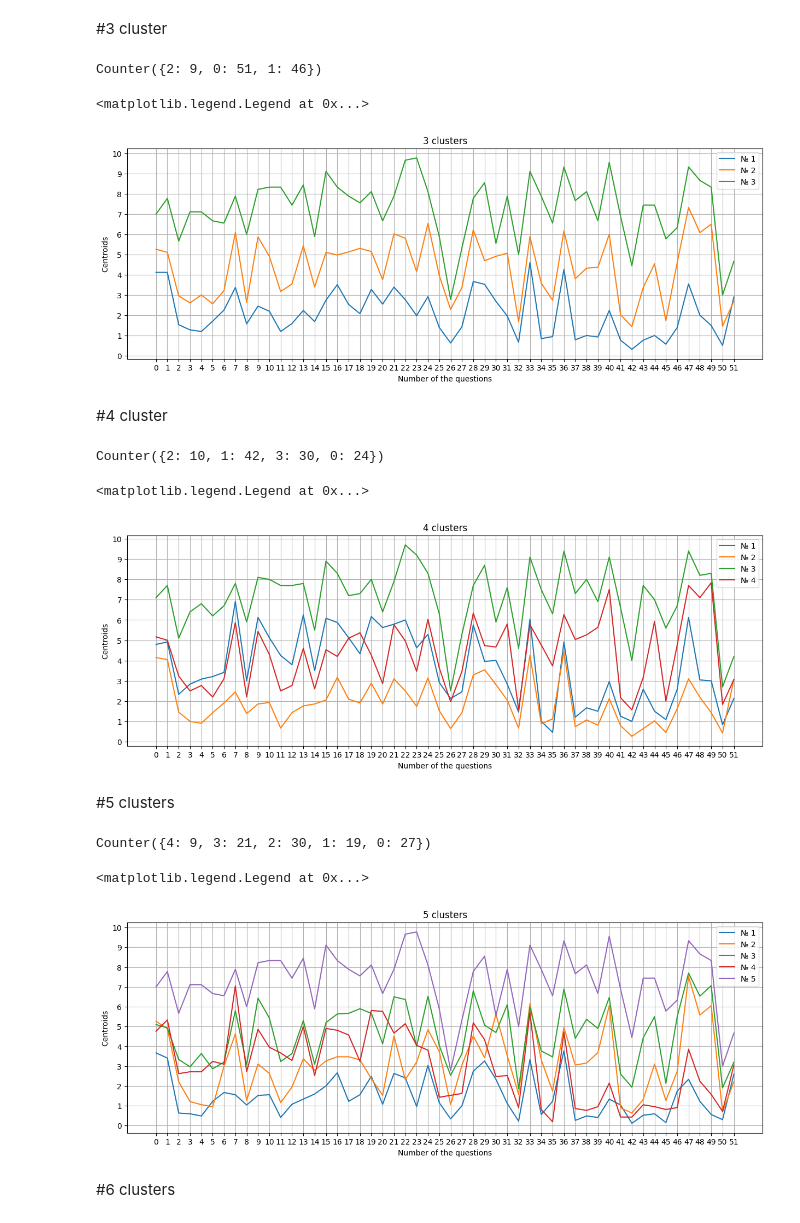
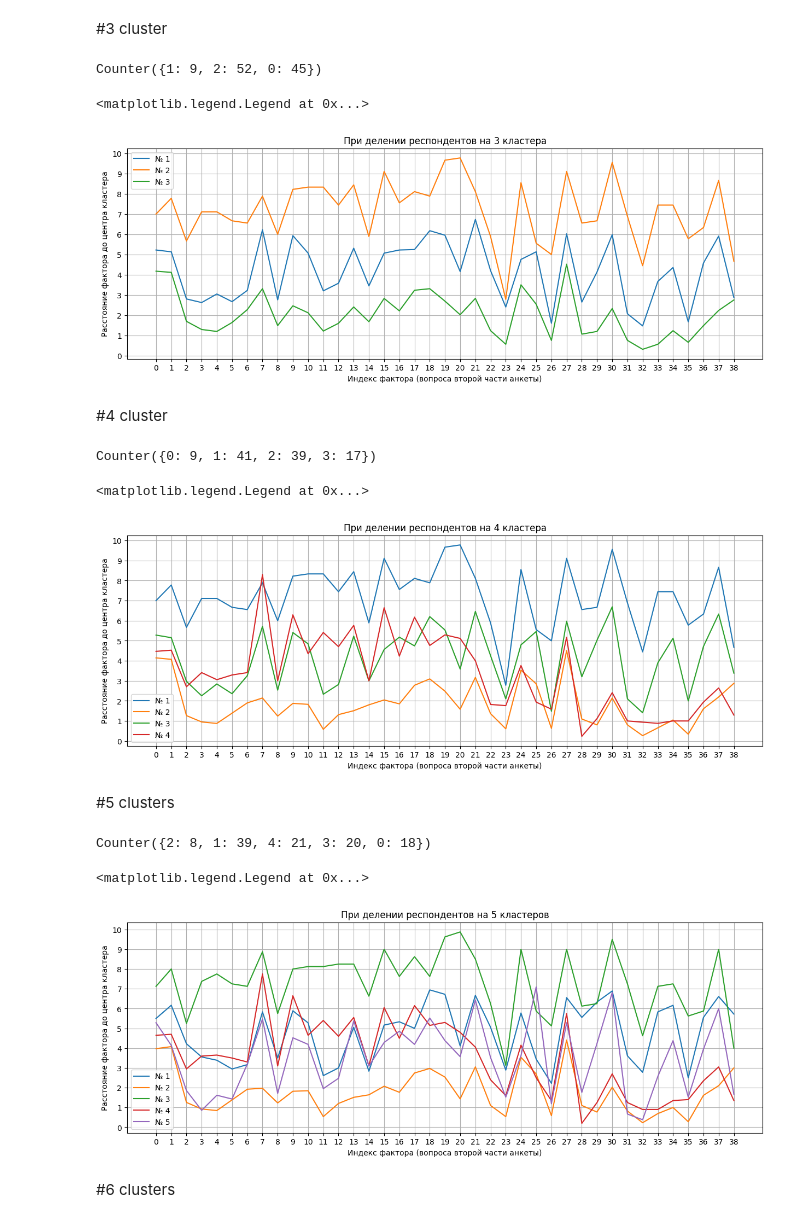
Before and after one commit to Viktory4121/Diploma, a Jupyter notebook: cluster.ipynb, the cells around one changed output. Cells and saved outputs as stored; diff of their text form; code cells hidden in the pictures.

```diff
--- a/cluster.ipynb
+++ b/cluster.ipynb
@@ -43,5 +43,6 @@ pdata
 | 105 | 20 | 4 | 4 | 1 | 1 | ... |
 106 rows × 54 columns
 # %%
-#таблица с ответами только из 2й части анкеты
-x = np.array(pdata[pdata.columns[1:53]]).copy()
+#таблица с ответами только из 2й части анкеты (52 СТОЛБЦА)
+x = np.array(pdata[pdata.columns[1:53]].copy())
+x
@@ -47,0 +57,5 @@ x = np.array(pdata[pdata.columns[1:53]]).copy()
+# %%
+#удаление 13 значимых и малозначимых вопросов из выборки под индексами: [16,17,20,27,28,31,34,36,37,38,47,49,50]
+#39 столбцов стало
+x = np.delete(x, [16,17,20,27,28,31,34,36,37,38,47,49,50], 1)
+x
@@ -51,0 +83,13 @@ x = np.array(pdata[pdata.columns[1:53]]).copy()
+# %%
+wcss = []
+for i in range(1, 11):
+    kmeans = KMeans(n_clusters=i, random_state=0)
+    kmeans.fit(x)
+    wcss.append(kmeans.inertia_)
+
+plt.plot(range(1, 11), wcss, marker = 'o')
+plt.xticks(range(1,11))
+plt.grid(True)
+plt.title('Elbow method')
+plt.xlabel('Number of clusters')
+plt.ylabel('WCSS')
@@ -95,7 +145,7 @@ predict_3cl = kmeans_3.predict(x)
 #количество людей в каждом кластере (отсчёт кластеров с 0)
 Counter(predict_3cl)
 # %% [output]
-Counter({2: 9, 0: 51, 1: 46})
+Counter({1: 9, 2: 52, 0: 45})
 # %%
 K = plt.figure()
 K.set_figwidth(15)
@@ -111,13 +161,17 @@ plt.xticks(range(len(x[0])))
 plt.yticks(range(11))
 
 plt.grid(True)
-plt.title('3 clusters')
-plt.xlabel('Number of the questions')
-plt.ylabel('Centroids')
+plt.title('При делении респондентов на 3 кластера')
+plt.xlabel('Индекс фактора (вопроса второй части анкеты)')
+plt.ylabel('Расстояние фактора до центра кластера')
 plt.legend(['№ 1', '№ 2', '№ 3'])
+
+#1 - 0-1,7,16,28,33,36,47
+#2 - 7,9,21,24,28,33,36,40,44,47-49
+#3 - 15,22-23,28-29,31,33,36,40,47-49
 # %% [output]
 <matplotlib.legend.Legend at 0x...>
-[figure, old version]
+[figure, new version]
 # %% [markdown]
 #4 cluster
 # %%
@@ -130,7 +184,7 @@ predict_4cl = kmeans_4.predict(x)
 #количество людей в каждом кластере (отсчёт кластеров с 0)
 Counter(predict_4cl)
 # %% [output]
-Counter({2: 10, 1: 42, 3: 30, 0: 24})
+Counter({0: 9, 1: 41, 2: 39, 3: 17})
 # %%
 K = plt.figure()
 K.set_figwidth(15)
@@ -147,13 +201,18 @@ plt.xticks(range(len(x[0])))
 plt.yticks(range(11))
 
 plt.grid(True)
-plt.title('4 clusters')
-plt.xlabel('Number of the questions')
-plt.ylabel('Centroids')
+plt.title('При делении респондентов на 4 кластера')
+plt.xlabel('Индекс фактора (вопроса второй части анкеты)')
+plt.ylabel('Расстояние фактора до центра кластера')
 plt.legend(['№ 1', '№ 2', '№ 3', '№ 4'])
+
+#1 - 7,9,13,15-16,19,22,28,33,36,47
+#2 - 0-1,28-29,33,36,47
+#3 - 16,22-24,29,33,36,40,47
+#4 - 7,24,28,36,40,44,47-49
 # %% [output]
 <matplotlib.legend.Legend at 0x...>
-[figure, old version]
+[figure, new version]
 # %% [markdown]
 #5 clusters
 # %%
@@ -166,31 +225,37 @@ predict_5cl = kmeans_5.predict(x)
 #количество людей в каждом кластере (отсчёт кластеров с 0)
 Counter(predict_5cl)
 # %% [output]
-Counter({4: 9, 3: 21, 2: 30, 1: 19, 0: 27})
+Counter({2: 8, 1: 39, 4: 21, 3: 20, 0: 18})
 # %%
 K = plt.figure()
 K.set_figwidth(15)
 K.set_figheight(5)
 
 plt.plot(kmeans_5.cluster_centers_[0])
 plt.plot(kmeans_5.cluster_centers_[1])
 plt.plot(kmeans_5.cluster_centers_[2])
 plt.plot(kmeans_5.cluster_centers_[3])
 plt.plot(kmeans_5.cluster_centers_[4])
 
 #[xmin, xmax, ymin, ymax]
 #plt.axis([0, 52, 0, 10])
 plt.xticks(range(len(x[0])))
 plt.yticks(range(11))
 
 plt.grid(True)
-plt.title('5 clusters')
-plt.xlabel('Number of the questions')
-plt.ylabel('Centroids')
+plt.title('При делении респондентов на 5 кластеров')
+plt.xlabel('Индекс фактора (вопроса второй части анкеты)')
+plt.ylabel('Расстояние фактора до центра кластера')
 plt.legend(['№ 1', '№ 2', '№ 3', '№ 4', '№ 5'])
+
+#1 -
+#2 -
+#3 -
+#4 -
+#5 -
 # %% [output]
 <matplotlib.legend.Legend at 0x...>
-[figure, old version]
+[figure, new version]
 # %% [markdown]
 #6 clusters
 # %%
```
Also changed, not shown: parts of 9 cells of this notebook.
